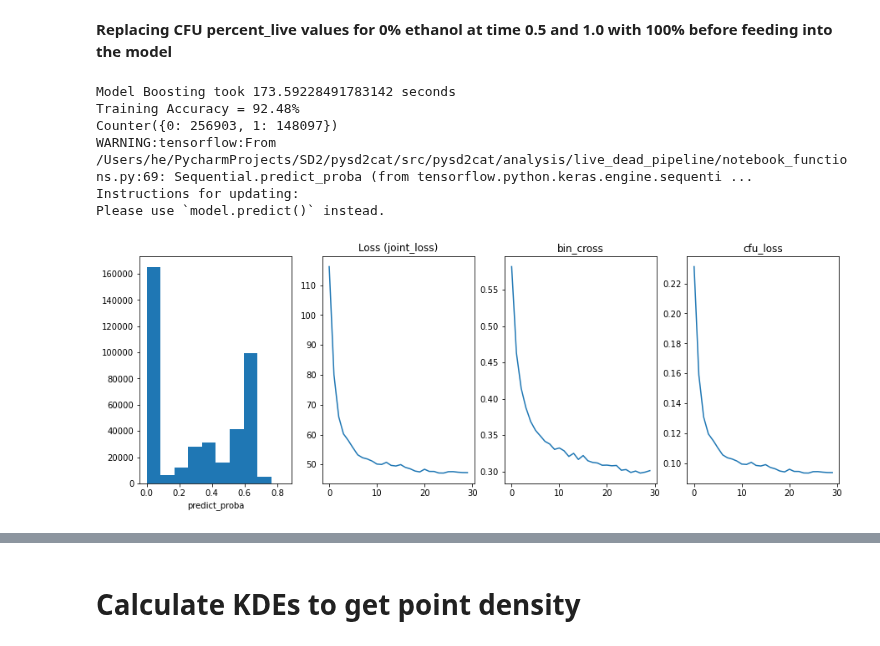
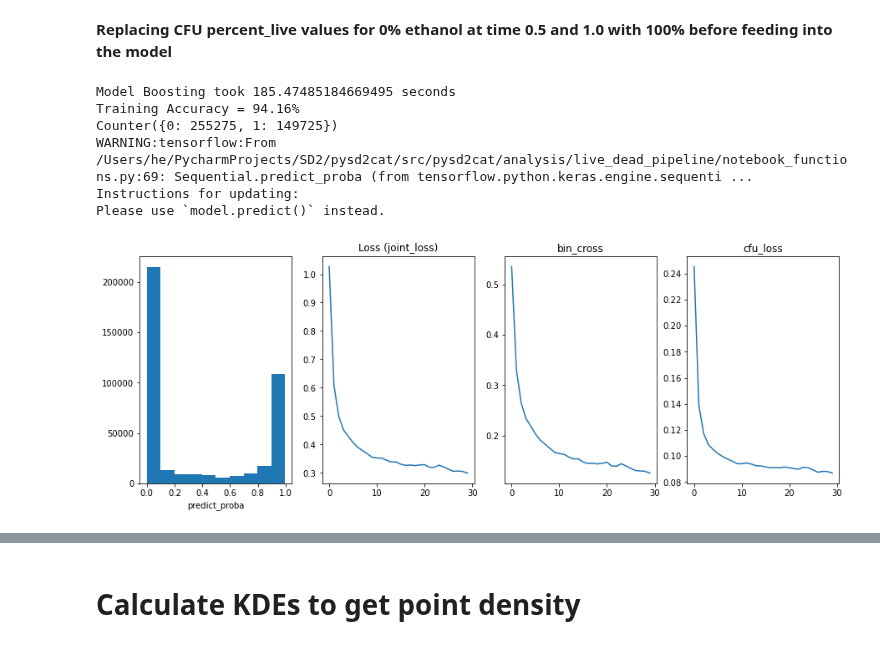
Before and after one commit to SD2E/pysd2cat, a Jupyter notebook: src/pysd2cat/analysis/live_dead_pipeline/Final Plots - Strateos - Whitepaper Only.ipynb, the cells around one changed output, grey strips where cells are left out. Saved outputs shown, nothing was run; the diff lists cells and outputs as text; code cells hidden in the pictures.

```diff
--- a/src/pysd2cat/analysis/live_dead_pipeline/Final Plots - Strateos - Whitepaper Only.ipynb
+++ b/src/pysd2cat/analysis/live_dead_pipeline/Final Plots - Strateos - Whitepaper Only.ipynb
@@ -124,18 +121,18 @@ Y_strateos_stained_morph.loc[(Y_strateos_stained_morph[n.inducer_concentration]
 # %%
 cr_strateos_stained_morph, \
 pl_strateos_stained_morph = run_model(model_function=booster_model_v2, lr=0.001,
-                                      loss = joint_loss_wrapper(500), metrics = [bin_cross, cfu_loss],
+                                      loss = joint_loss_wrapper(2), metrics = [bin_cross, cfu_loss],
                                       X = X_strateos_stained_morph, Y = Y_strateos_stained_morph,
                                       epochs = 30, batch_size = 2048,
                                       verbose = False, shuffle = True, plot_type="line")
 # %% [output]
-Model Boosting took 173.59228491783142 seconds
-Training Accuracy = 92.48%
-Counter({0: 256903, 1: 148097})
+Model Boosting took 185.47485184669495 seconds
+Training Accuracy = 94.16%
+Counter({0: 255275, 1: 149725})
 WARNING:tensorflow:From /Users/he/PycharmProjects/SD2/pysd2cat/src/pysd2cat/analysis/live_dead_pipeline/notebook_functions.py:69: Sequential.predict_proba (from tensorflow.python.keras.engine.sequenti ...
 Instructions for updating:
 Please use `model.predict()` instead.
-[figure, old version]
+[figure, new version]
 # %%
 plot_per_cond(cr_strateos_stained_morph)
 # %% [output]
```
Also changed, not shown: parts of 9 cells of this notebook, 3 other files.
